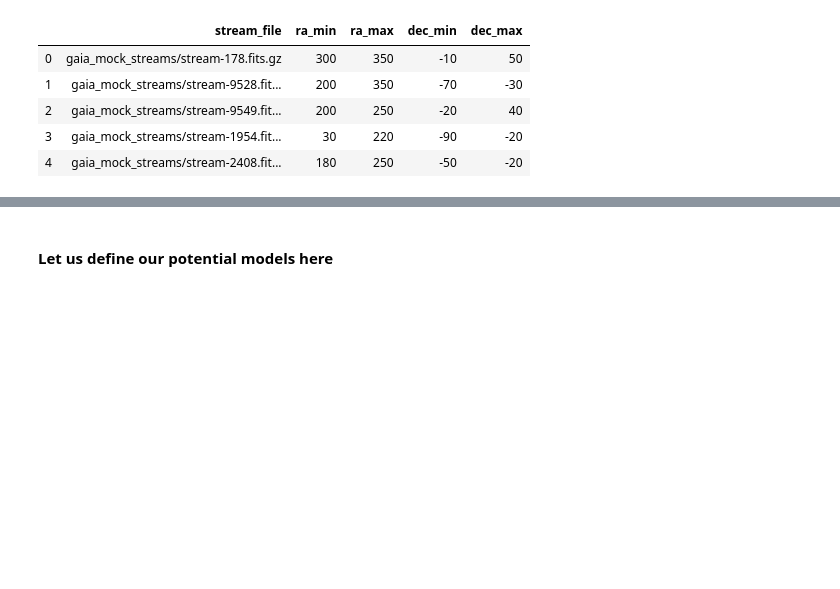
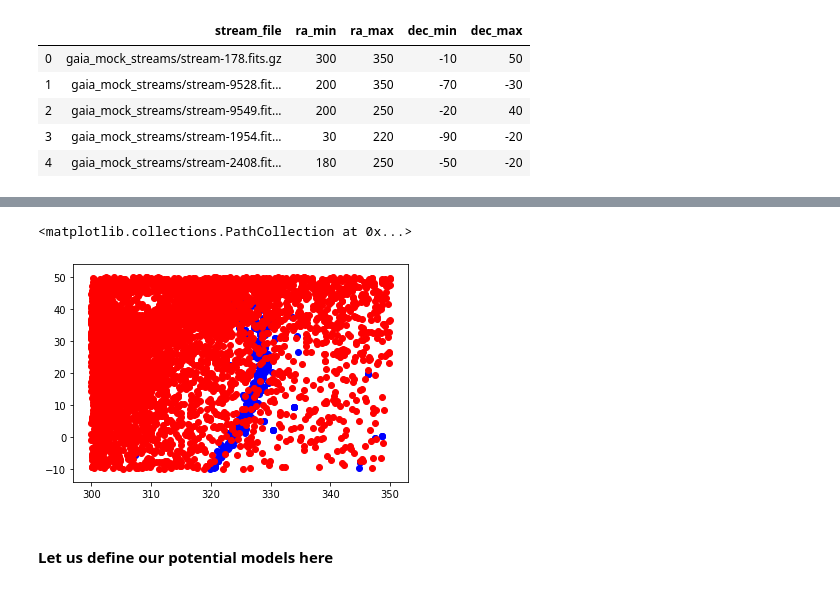
Before and after one commit to ReginaMayhem/ClusterBusters, a Jupyter notebook: StreamGeneratorZoom.ipynb, the cells around one changed output, grey strips where cells are left out. Drawn from its saved outputs; the diff is of its cells as text; code cells hidden in the pictures; blank space fills up the shorter version.

```diff
--- a/StreamGeneratorZoom.ipynb
+++ b/StreamGeneratorZoom.ipynb
@@ -61,3 +72,37 @@ cuts.head()
 | 2 | gaia_mock_streams/stream-9549.fit... | 200 | 250 | -20 | 40 |
 | 3 | gaia_mock_streams/stream-1954.fit... | 30 | 220 | -90 | -20 |
 | 4 | gaia_mock_streams/stream-2408.fit... | 180 | 250 | -50 | -20 |
+# %%
+table = Table.read(stream_files[0], format='fits')
+stream = table.to_pandas()
+
+ra_min = cuts.loc[0].ra_min
+ra_max = cuts.loc[0].ra_max
+dec_min = cuts.loc[0].dec_min
+dec_max = cuts.loc[0].dec_max
+
+#restrict stream to relevant portion
+stream = stream.query('ra > ' + str(ra_min) + ' & ra < ' + str(ra_max) + ' & dec > ' + str(dec_min) + ' & dec < ' + str(dec_max))
+
+#label our data as "part of the stream"
+stream['stream_mask'] = True
+
+#split data into training and training data set
+msk = np.random.rand(len(stream)) < 0.9
+stream_train = stream[msk]
+stream_test = stream[~msk]
+
+
+#obtain noise points such that:
+#- the ratio of stream to noise points in the training set is 2:1 i.e. strong signal
+#- the ratio of stream to noise points in the test set is 1:100 i.e. realistic
+n_points = len(stream_train) // 2 + len(stream_test) * 100
+
+#use max_rel_err of 0.5
+max_rel_err =  0.5
+
+#we now select our noise points that we will incorporate into our training and test set
+noise_points = obtain_noise(ra_min, ra_max, dec_min, dec_max, max_rel_err, n_points)
+
+#label our data as "not part of the stream"
+noise_points['stream_mask'] = False
@@ -64,3 +121,9 @@ cuts.head()
+# %%
+plt.scatter(stream.ra, stream.dec, color = 'b')
+plt.scatter(noise_points.ra, noise_points.dec, color = 'r')
+# %% [output]
+<matplotlib.collections.PathCollection at 0x...>
+[figure, added]
 # %%
 #let us write a function to extract the Gaia noise points based on some inputs
 def obtain_noise(min_ra, max_ra, min_dec, max_dec, max_rel_err, n_points):
```
Also changed, not shown: parts of 10 cells of this notebook.
